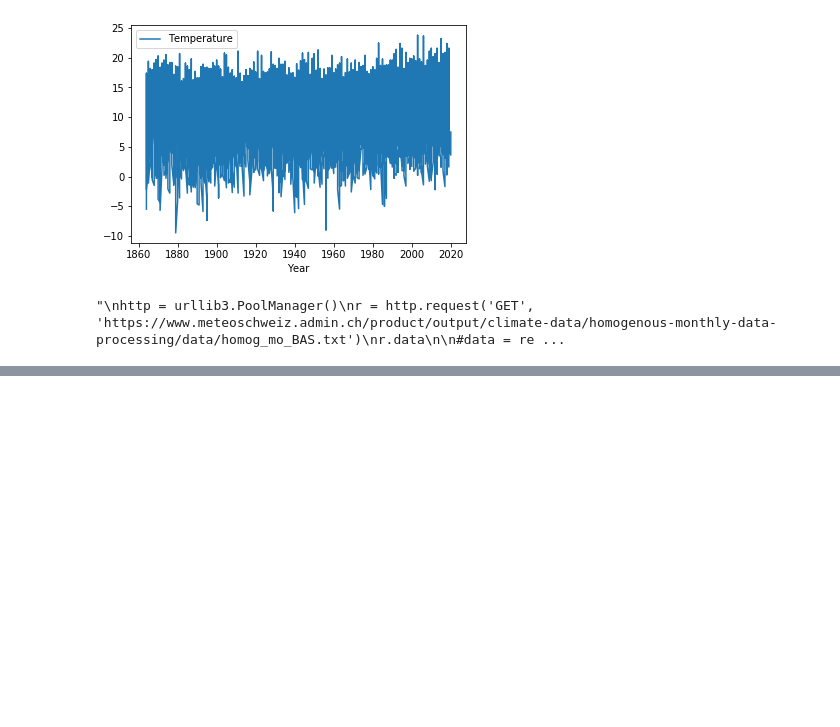
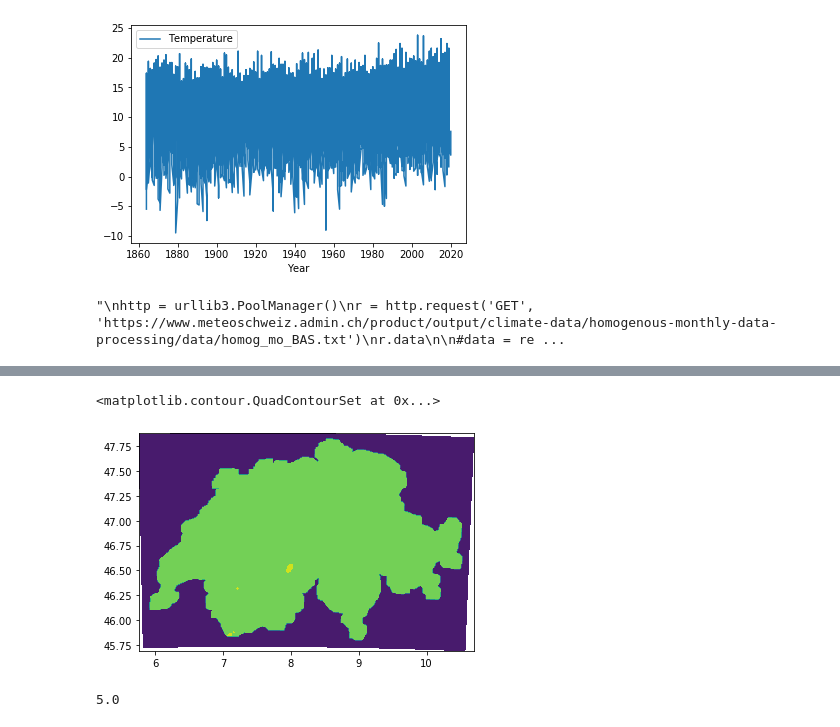
Before and after one commit to eugencuic/FHNW_FS20_CLimate_Change, a Jupyter notebook: Climate_tryout.ipynb, the cells around one changed output, grey strips where cells are left out. Cells and saved outputs as stored; diff of their text form; code cells hidden in the pictures; blank space fills up the shorter version.

```diff
--- a/Climate_tryout.ipynb
+++ b/Climate_tryout.ipynb
@@ -135,0 +149,9 @@ None
+# %%
+from netCDF4 import Dataset
+import numpy as np
+from matplotlib import pyplot as plt
+
+nc = Dataset('Data/rnorm8110/RnormM8110_ch01r.swisscors_000001010000_000012010000.nc','r')
+
+for i in nc.variables:
+    print(i,nc.variables[i].shape)
@@ -135,0 +167,7 @@ None
+# %%
+print(nc.variables)
+
+lon = np.array(nc.variables['lon'][:],dtype=np.float32)
+lat = np.array(nc.variables['lat'][:],dtype=np.float32)
+v = np.array(nc.variables['RnormM8110'][:],dtype=np.float32)
+time = np.array(nc.variables['time'][:],dtype=np.float32)
@@ -135,0 +202,9 @@ None
+# %%
+plt.contourf(lon,lat,v[1][:][:])
+# %% [output]
+<matplotlib.contour.QuadContourSet at 0x...>
+[figure, added]
+# %%
+print(time[5])
+# %% [output]
+5.0
```
Also changed, not shown: parts of 5 cells of this notebook, 5 other files.
